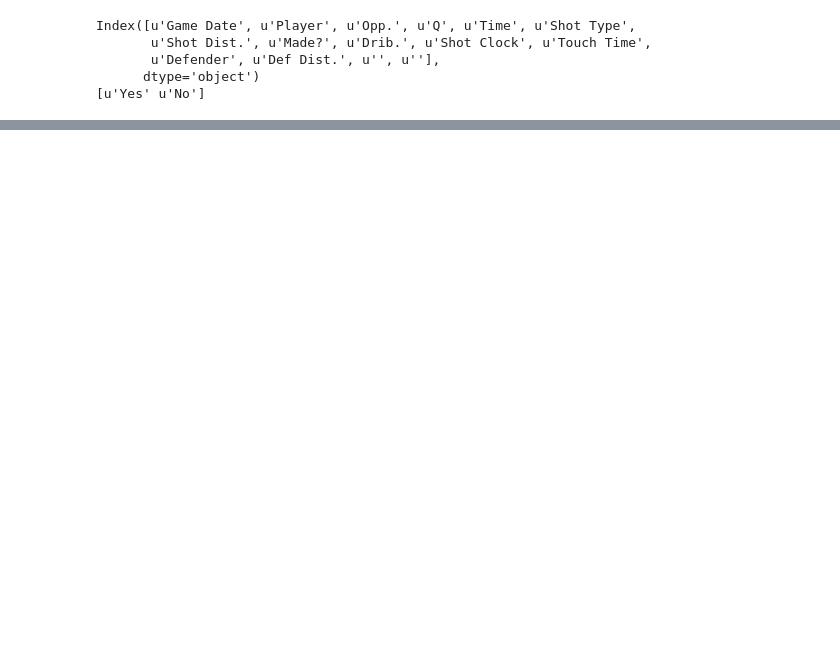
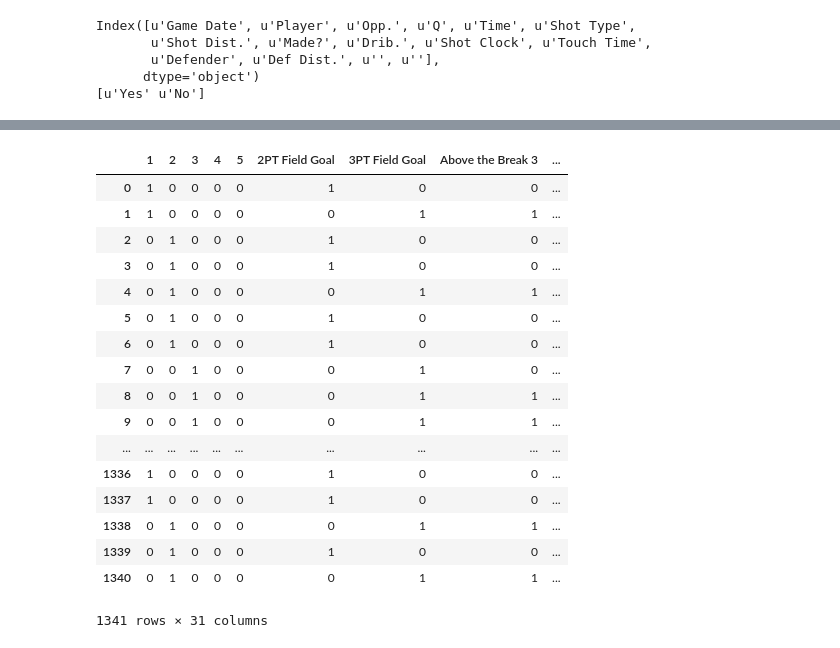
Before and after one commit to billmwong/FiveThirtyGreat, a Jupyter notebook: shot_predictor.ipynb, the cells around one changed output, grey strips where cells are left out. Saved outputs shown, nothing was run; the diff lists cells and outputs as text; code cells hidden in the pictures; blank space fills up the shorter version.

```diff
--- a/shot_predictor.ipynb
+++ b/shot_predictor.ipynb
@@ -256,0 +349,42 @@ Index([u'Opp.', u'Driving Bank shot', u'Driving Finger Roll Layup Shot',
+# %%
+def transform2(data):
+
+    action_type = pd.get_dummies(data.ACTION_TYPE)
+    period = pd.get_dummies(data.PERIOD)
+    shot_type = pd.get_dummies(data.SHOT_TYPE)
+    shot_zone_basic = pd.get_dummies(data.SHOT_ZONE_BASIC)
+    shot_zone_area = pd.get_dummies(data.SHOT_ZONE_AREA)
+    shot_zone_range = pd.get_dummies(data.SHOT_ZONE_RANGE)
+
+    shot_dist = data["Shot Dist."].apply(lambda x : x.replace("ft.", ""))
+#     d_rating = data["Opp."].apply(lambda x: defensive_rating[x])
+#     opp = pd.get_dummies(data["Opp."])
+#     defender = pd.get_dummies(data["Defender"])
+
+    new_shot_chart = pd.concat([action_type, period, shot_type, shot_zone_basic, shot_zone_area, shot_zone_range,
+                                 shot_dist, data["Shot Clock"],data["Touch Time"],
+                                data["Drib."],data["Def Dist."],
+                                data.SHOT_MADE_FLAG], axis=1)
+    return new_shot_chart
+# %%
+fff = transform2(combined)
+fff
+# %% [output]
+|  | 1 | 2 | 3 | 4 | 5 | 2PT Field Goal | 3PT Field Goal | Above the Break 3 | ... |
+| 0 | 1 | 0 | 0 | 0 | 0 | 1 | 0 | 0 | ... |
+| 1 | 1 | 0 | 0 | 0 | 0 | 0 | 1 | 1 | ... |
+| 2 | 0 | 1 | 0 | 0 | 0 | 1 | 0 | 0 | ... |
+| 3 | 0 | 1 | 0 | 0 | 0 | 1 | 0 | 0 | ... |
+| 4 | 0 | 1 | 0 | 0 | 0 | 0 | 1 | 1 | ... |
+| 5 | 0 | 1 | 0 | 0 | 0 | 1 | 0 | 0 | ... |
+| 6 | 0 | 1 | 0 | 0 | 0 | 1 | 0 | 0 | ... |
+| 7 | 0 | 0 | 1 | 0 | 0 | 0 | 1 | 0 | ... |
+| 8 | 0 | 0 | 1 | 0 | 0 | 0 | 1 | 1 | ... |
+| 9 | 0 | 0 | 1 | 0 | 0 | 0 | 1 | 1 | ... |
+| ... | ... | ... | ... | ... | ... | ... | ... | ... | ... |
+| 1336 | 1 | 0 | 0 | 0 | 0 | 1 | 0 | 0 | ... |
+| 1337 | 1 | 0 | 0 | 0 | 0 | 1 | 0 | 0 | ... |
+| 1338 | 0 | 1 | 0 | 0 | 0 | 0 | 1 | 1 | ... |
+| 1339 | 0 | 1 | 0 | 0 | 0 | 1 | 0 | 0 | ... |
+| 1340 | 0 | 1 | 0 | 0 | 0 | 0 | 1 | 1 | ... |
+1341 rows × 31 columns
```
Also changed, not shown: parts of 18 cells of this notebook.
